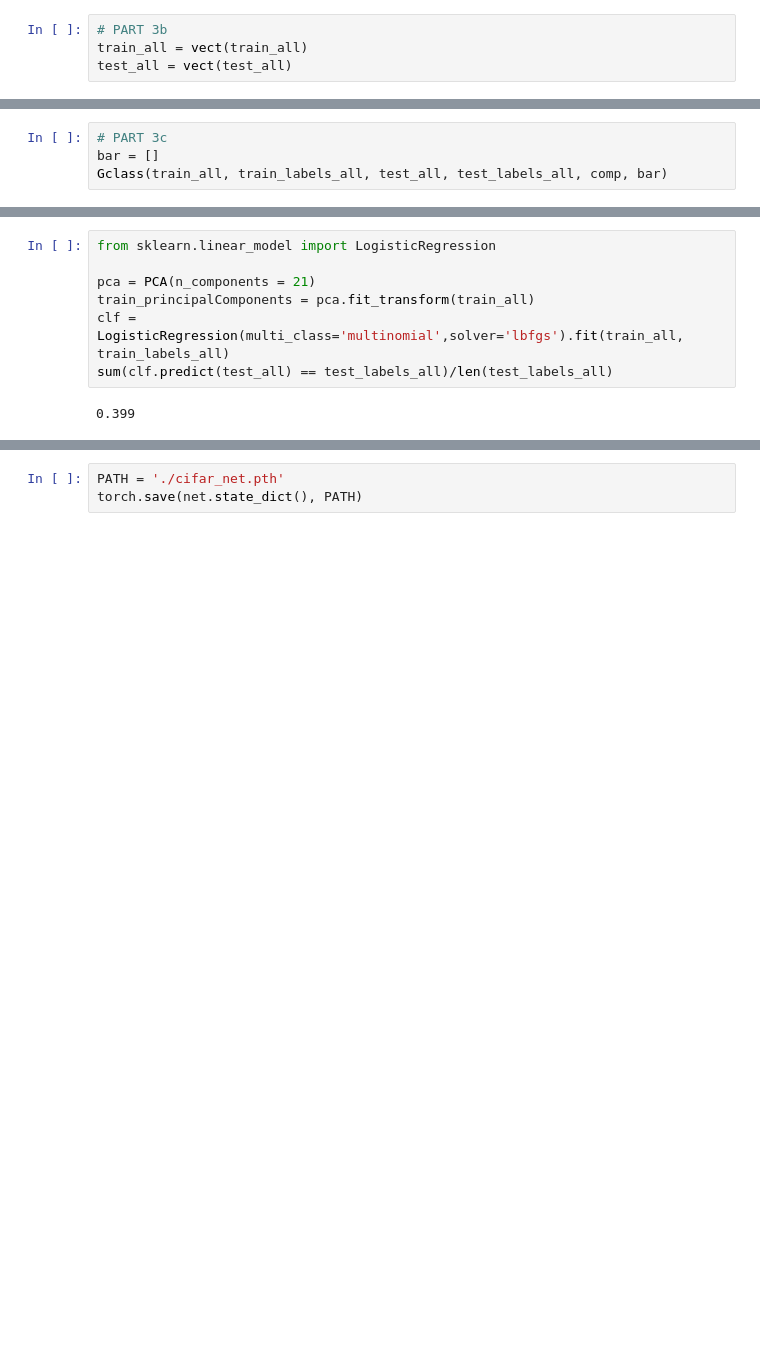
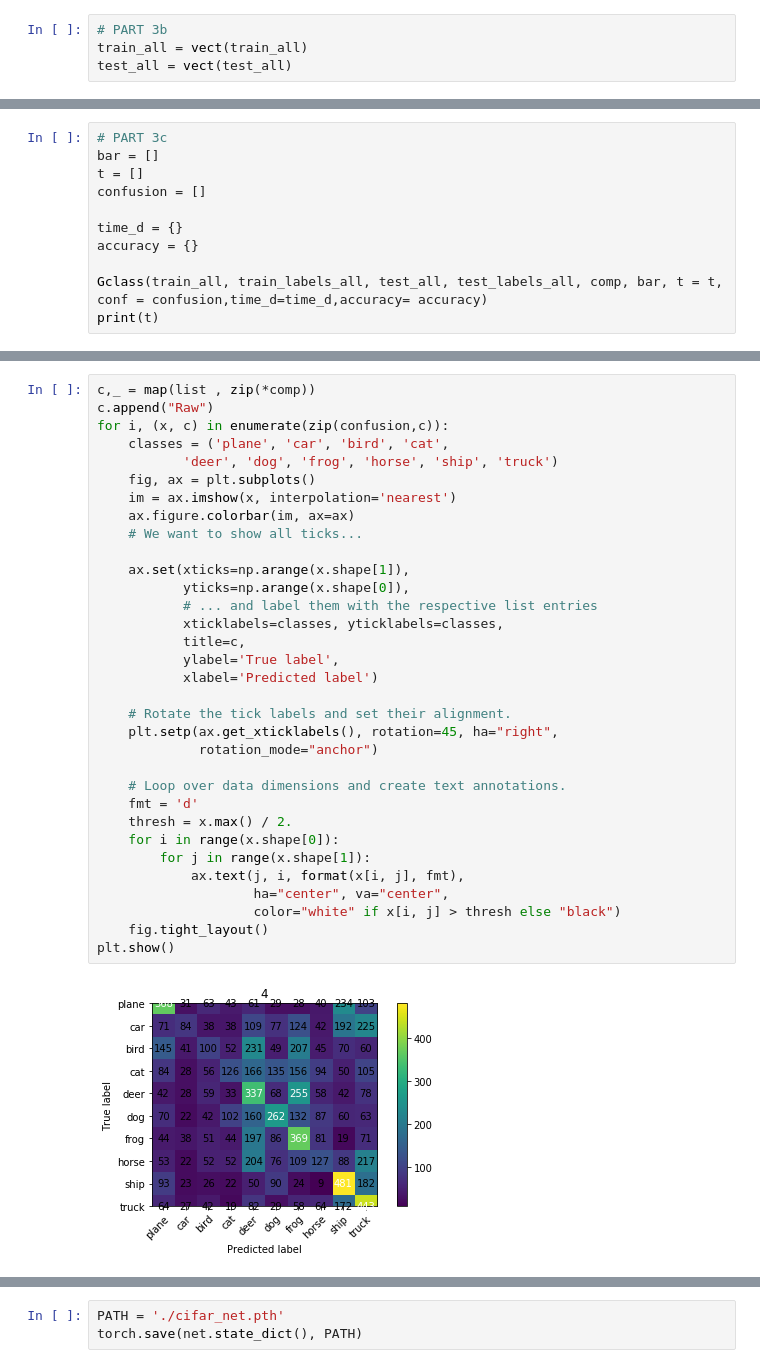
Before and after one commit to Jake-Sturgeon/MLAI, a Jupyter notebook: COM4509-6509_Assignment_2_UCard_XXXXXXXXX.ipynb, the cells around one changed output, grey strips where cells are left out. Drawn from its saved outputs; the diff is of its cells as text; blank space fills up the shorter version.

```diff
--- a/COM4509-6509_Assignment_2_UCard_XXXXXXXXX.ipynb
+++ b/COM4509-6509_Assignment_2_UCard_XXXXXXXXX.ipynb
@@ -449,5 +553,12 @@ print(comp)
 # %%
 # PART 3c
 bar = []
-Gclass(train_all, train_labels_all, test_all, test_labels_all, comp, bar)
+t = []
+confusion = []
+
+time_d = {}
+accuracy = {}
+
+Gclass(train_all, train_labels_all, test_all, test_labels_all, comp, bar, t = t, conf = confusion,time_d=time_d,accuracy= accuracy)
+print(t)
 # %% [output]
@@ -459,9 +574,35 @@ Number of comps =  658 Total var =  0.9900065 acc =  0.2925
-# %%
-from sklearn.linear_model import LogisticRegression
-
-pca = PCA(n_components = 21)
-train_principalComponents = pca.fit_transform(train_all)
-clf = LogisticRegression(multi_class='multinomial',solver='lbfgs').fit(train_all, train_labels_all)
-sum(clf.predict(test_all) == test_labels_all)/len(test_labels_all)
-# %% [output]
-0.399
+# %%
+c,_ = map(list , zip(*comp))
+c.append("Raw")
+for i, (x, c) in enumerate(zip(confusion,c)):
+    classes = ('plane', 'car', 'bird', 'cat',
+           'deer', 'dog', 'frog', 'horse', 'ship', 'truck')
+    fig, ax = plt.subplots()
+    im = ax.imshow(x, interpolation='nearest')
+    ax.figure.colorbar(im, ax=ax)
+    # We want to show all ticks...
+
+    ax.set(xticks=np.arange(x.shape[1]),
+           yticks=np.arange(x.shape[0]),
+           # ... and label them with the respective list entries
+           xticklabels=classes, yticklabels=classes,
+           title=c,
+           ylabel='True label',
+           xlabel='Predicted label')
+
+    # Rotate the tick labels and set their alignment.
+    plt.setp(ax.get_xticklabels(), rotation=45, ha="right",
+             rotation_mode="anchor")
+
+    # Loop over data dimensions and create text annotations.
+    fmt = 'd'
+    thresh = x.max() / 2.
+    for i in range(x.shape[0]):
+        for j in range(x.shape[1]):
+            ax.text(j, i, format(x[i, j], fmt),
+                    ha="center", va="center",
+                    color="white" if x[i, j] > thresh else "black")
+    fig.tight_layout()
+plt.show()
+# %% [output]
+[figure, added]
```
Also changed, not shown: parts of 35 cells of this notebook, 3 other files.
